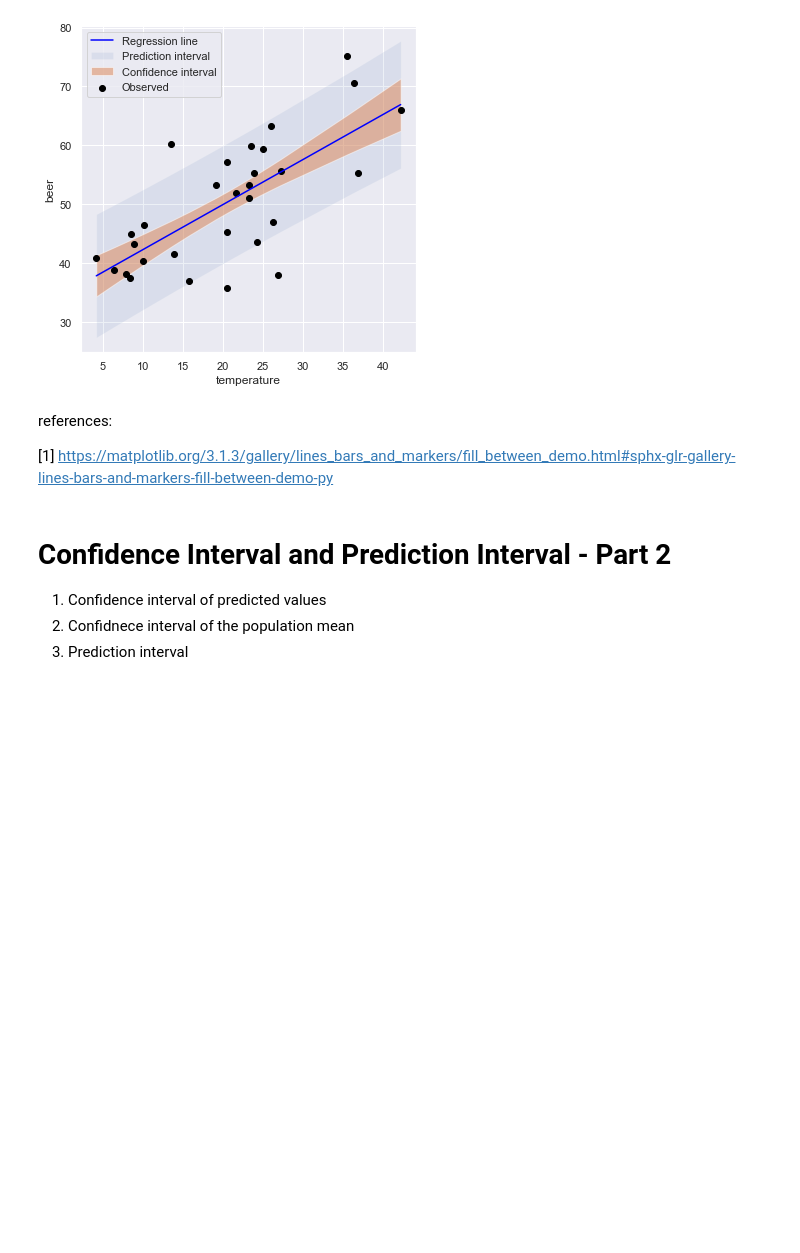
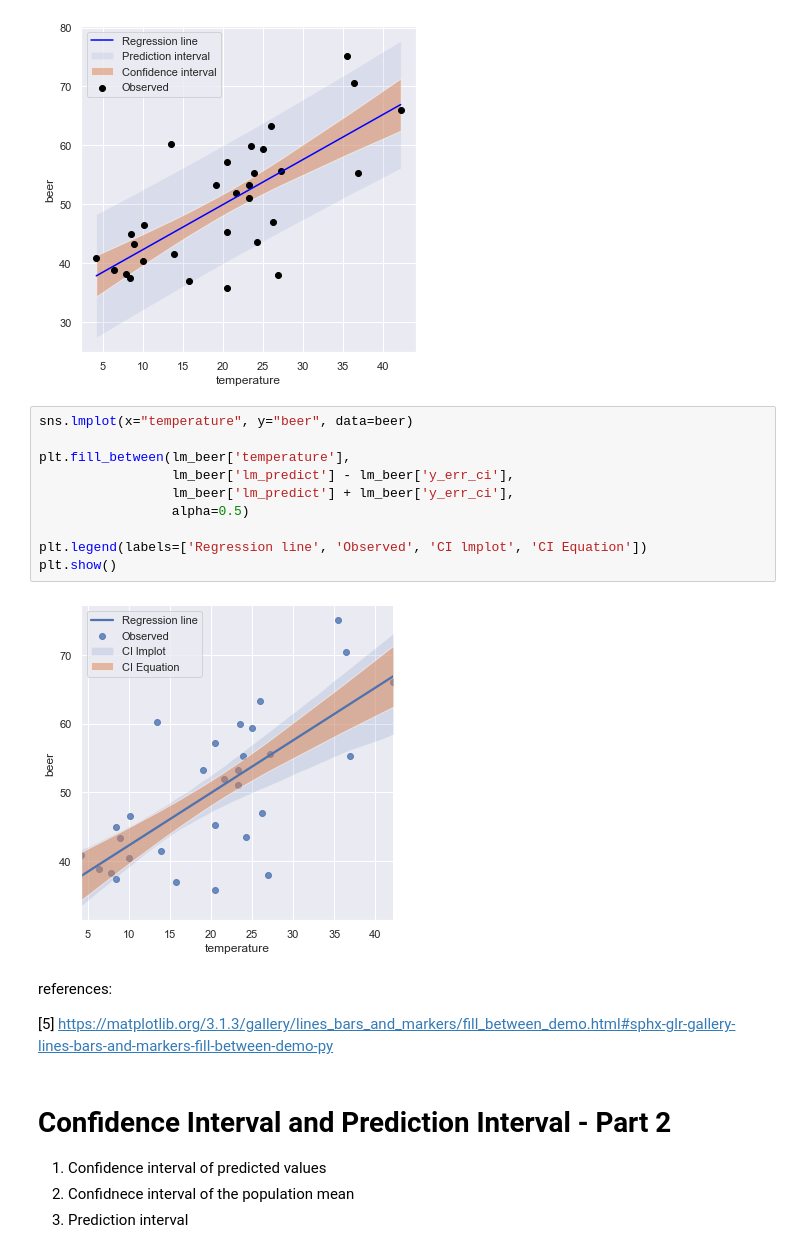
Before and after one commit to meticulousdev/StatisticsWithPython, a Jupyter notebook: StatisticsTextbook/chap05/ci_pi.ipynb, the cells around one changed output. Drawn from its saved outputs; the diff is of its cells as text; blank space fills up the shorter version.

Commit message:
Equation Update

```diff
--- a/StatisticsTextbook/chap05/ci_pi.ipynb
+++ b/StatisticsTextbook/chap05/ci_pi.ipynb
@@ -195,10 +228,22 @@ plt.legend()
 plt.show()
 # %% [output]
 [figure]
+# %%
+sns.lmplot(x="temperature", y="beer", data=beer)
+
+plt.fill_between(lm_beer['temperature'],
+                 lm_beer['lm_predict'] - lm_beer['y_err_ci'],
+                 lm_beer['lm_predict'] + lm_beer['y_err_ci'],
+                 alpha=0.5)
+
+plt.legend(labels=['Regression line', 'Observed', 'CI lmplot', 'CI Equation'])
+plt.show()
+# %% [output]
+[figure, added]
 # %% [markdown]
 references:
 
-[1] https://matplotlib.org/3.1.3/gallery/lines_bars_and_markers/fill_between_demo.html#sphx-glr-gallery-lines-bars-and-markers-fill-between-demo-py
+[5] https://matplotlib.org/3.1.3/gallery/lines_bars_and_markers/fill_between_demo.html#sphx-glr-gallery-lines-bars-and-markers-fill-between-demo-py
 # %% [markdown]
 # Confidence Interval and Prediction Interval - Part 2
 
```
Also changed, not shown: parts of 7 cells of this notebook.
